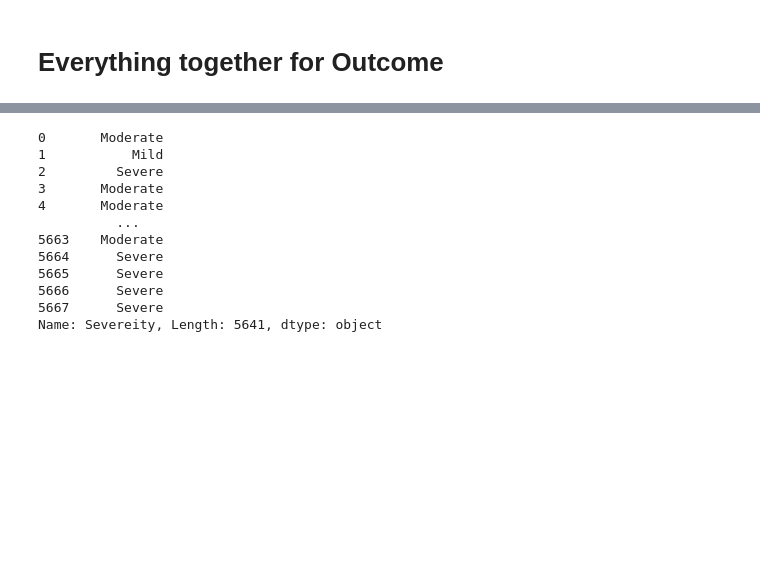
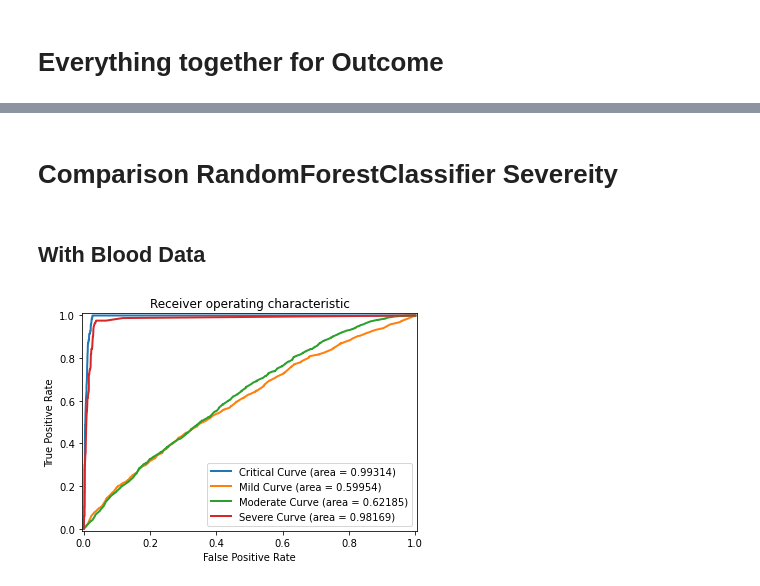
Before and after one commit to Rchatte/ML-Covid-BloodType, a Jupyter notebook: Boruta .ipynb, the cells around one changed output, grey strips where cells are left out. Saved outputs shown, nothing was run; the diff lists cells and outputs as text; code cells hidden in the pictures; blank space fills up the shorter version.

Commit message:
full models comparison

```diff
--- a/Boruta .ipynb
+++ b/Boruta .ipynb
@@ -178,15 +231,48 @@ Doesn't pass the test:  Symptomatic  - Ranking:  35
-# %%
-label_Severeity
-# %% [output]
-0       Moderate
-1           Mild
-2         Severe
-3       Moderate
-4       Moderate
-          ...
-5663    Moderate
-5664      Severe
-5665      Severe
-5666      Severe
-5667      Severe
-Name: Severeity, Length: 5641, dtype: object
+# %% [markdown]
+# Comparison RandomForestClassifier Severeity
+# %% [markdown]
+## With Blood Data
+# %%
+X = df
+y = label_Severeity
+np.random.seed(0)
+X_Train,X_Test,y_Train,y_Test = train_test_split(X,y,test_size=0.9,random_state=1)
+model = RandomForestClassifier(n_estimators=100, random_state=1)
+model.fit(X_Train,y_Train)
+predict = model.predict(X_Test)
+# accuracy_score(y_Test,predict)
+pred_prob = model.predict_proba(X_Test)
+classes=model.classes_
+
+avg_AUC = 0
+
+all_auc = []
+
+
+for class_index in range(len(classes)):
+    labelProb = pred_prob[:,class_index]
+    fpr, tpr, thresholds = metrics.roc_curve(y_Test, labelProb, pos_label=classes[class_index])
+
+    AUC = metrics.auc(fpr, tpr)
+
+    avg_AUC = avg_AUC + AUC
+
+
+    all_auc.append([classes[class_index],fpr,tpr,AUC])
+
+for label in all_auc:
+    label_name = label[0]
+    fpr = label[1]
+    tpr = label[2]
+    AUC = label[3]
+
+    plt.plot(fpr, tpr, lw=2, label= str.title(label_name)+' Curve (area = %0.5f)' % AUC)
+
+    plt.xlim([-0.005, 1.005])
+    plt.ylim([-0.01, 1.01])
+    plt.xlabel('False Positive Rate')
+    plt.ylabel('True Positive Rate')
+    plt.legend(loc="lower right")
+    plt.title('Receiver operating characteristic')
+# %% [output]
+[figure, added]
```
Also changed, not shown: parts of 31 cells of this notebook.
